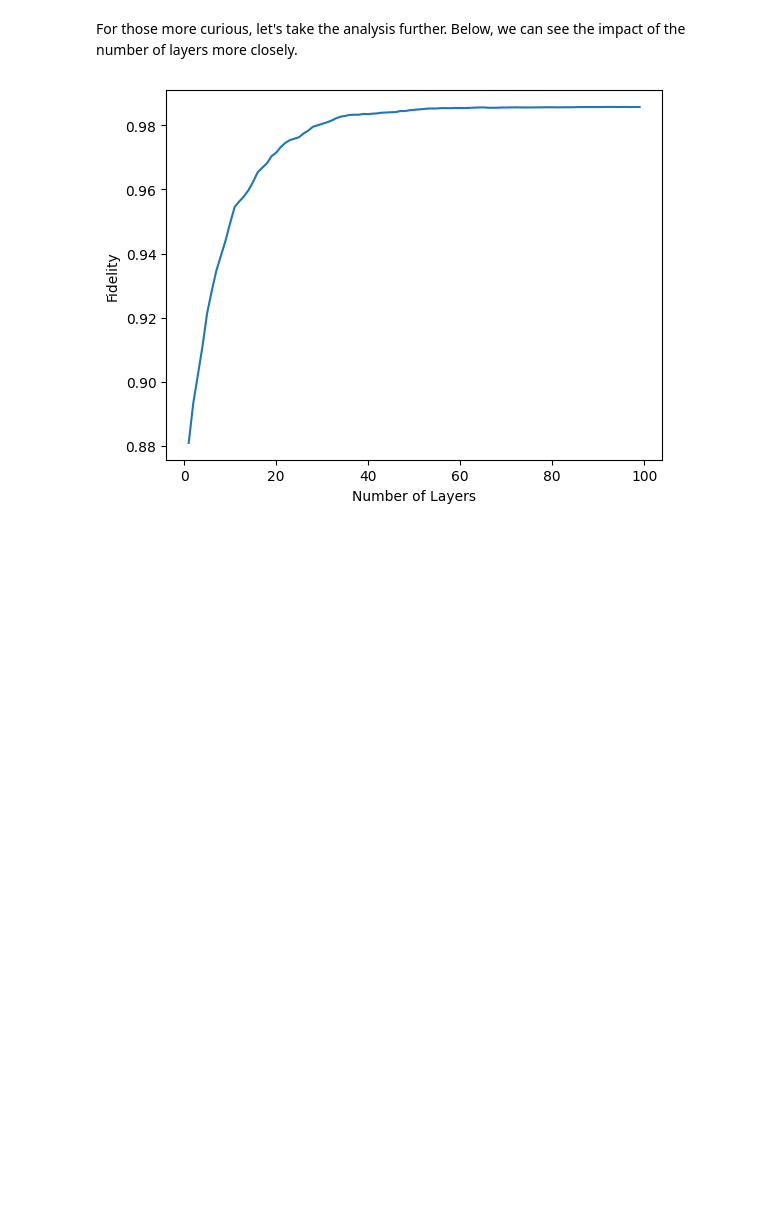
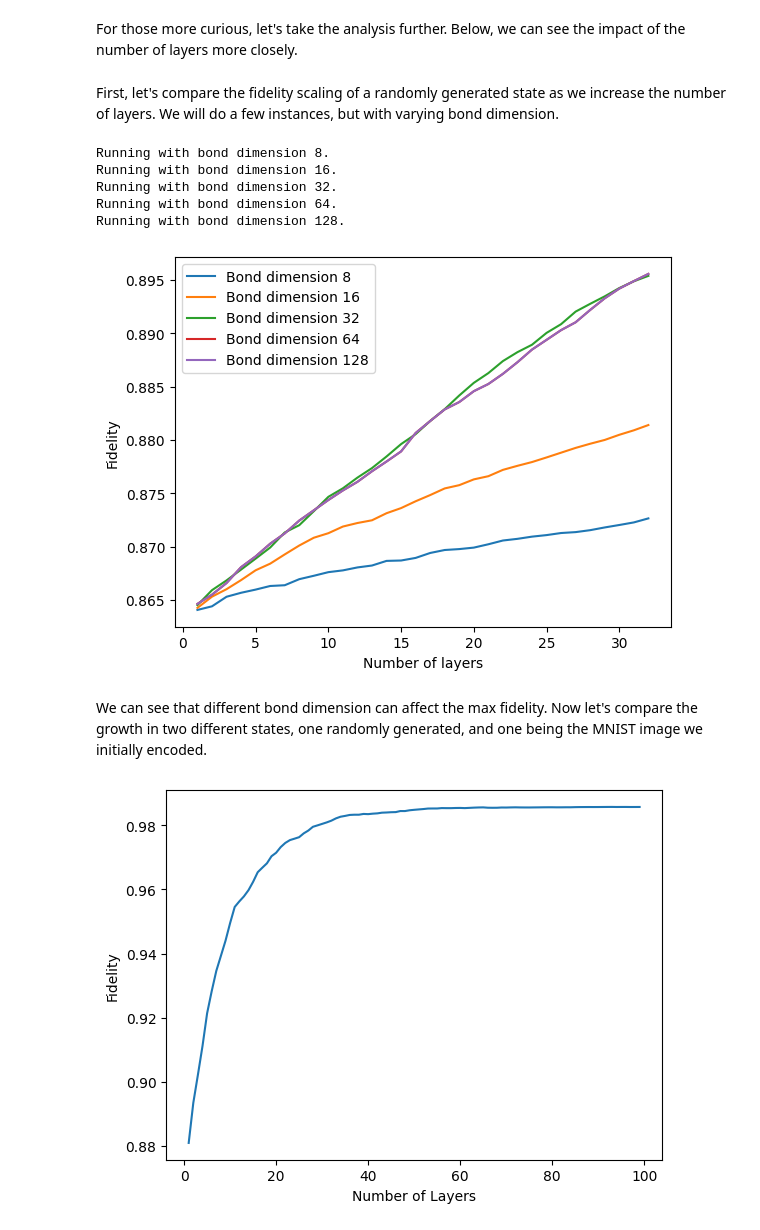
Before and after one commit to Qualition/qmprs, a Jupyter notebook: notebooks/State Preparation using MPS Sequential.ipynb, the cells around one changed output. Cells and saved outputs as stored; diff of their text form; code cells hidden in the pictures; blank space fills up the shorter version.

```diff
--- a/notebooks/State Preparation using MPS Sequential.ipynb
+++ b/notebooks/State Preparation using MPS Sequential.ipynb
@@ -214,3 +214,5 @@ Wow, that's a rather drastic difference! Let's analyze the results a bit:
 So, as we see the Sequential approach indeed provides an exponential reduction in circuit depth scaling, however, we pay for this reduction with a slight hit to the fidelities. 'Tis the cost of approximation gentlefolk.
 # %% [markdown]
 For those more curious, let's take the analysis further. Below, we can see the impact of the number of layers more closely.
+# %% [markdown]
+First, let's compare the fidelity scaling of a randomly generated state as we increase the number of layers. We will do a few instances, but with varying bond dimension.
@@ -217,3 +237,43 @@ For those more curious, let's take the analysis further. Below, we can see the i
+# %%
+state = generate_random_state(12)
+sequential_encoder = Sequential(QiskitCircuit)
+# %%
+print("Running with bond dimension 8.")
+depths_1, fidelities_1 = generate_scaling(state, 8, 32)
+
+print("Running with bond dimension 16.")
+depths_2, fidelities_2 = generate_scaling(state, 16, 32)
+
+print("Running with bond dimension 32.")
+depths_3, fidelities_3 = generate_scaling(state, 32, 32)
+
+print("Running with bond dimension 64.")
+depths_4, fidelities_4 = generate_scaling(state, 64, 32)
+
+print("Running with bond dimension 128.")
+depths_5, fidelities_5 = generate_scaling(state, 128, 32)
+# %% [output]
+Running with bond dimension 8.
+Running with bond dimension 16.
+Running with bond dimension 32.
+Running with bond dimension 64.
+Running with bond dimension 128.
+# %%
+plt.plot(range(1, 33), fidelities_1, label="Bond dimension 8")
+plt.plot(range(1, 33), fidelities_2, label="Bond dimension 16")
+plt.plot(range(1, 33), fidelities_3, label="Bond dimension 32")
+plt.plot(range(1, 33), fidelities_4, label="Bond dimension 64")
+plt.plot(range(1, 33), fidelities_5, label="Bond dimension 128")
+
+plt.xlabel("Number of layers")
+plt.ylabel("Fidelity")
+
+plt.legend()
+plt.show()
+# %% [output]
+[figure, added]
+# %% [markdown]
+We can see that different bond dimension can affect the max fidelity. Now let's compare the growth in two different states, one randomly generated, and one being the MNIST image we initially encoded.
 # %%
 layers = range(1, 100)
 fidelities = []
```
Also changed, not shown: parts of 11 cells of this notebook, 3 other files.
